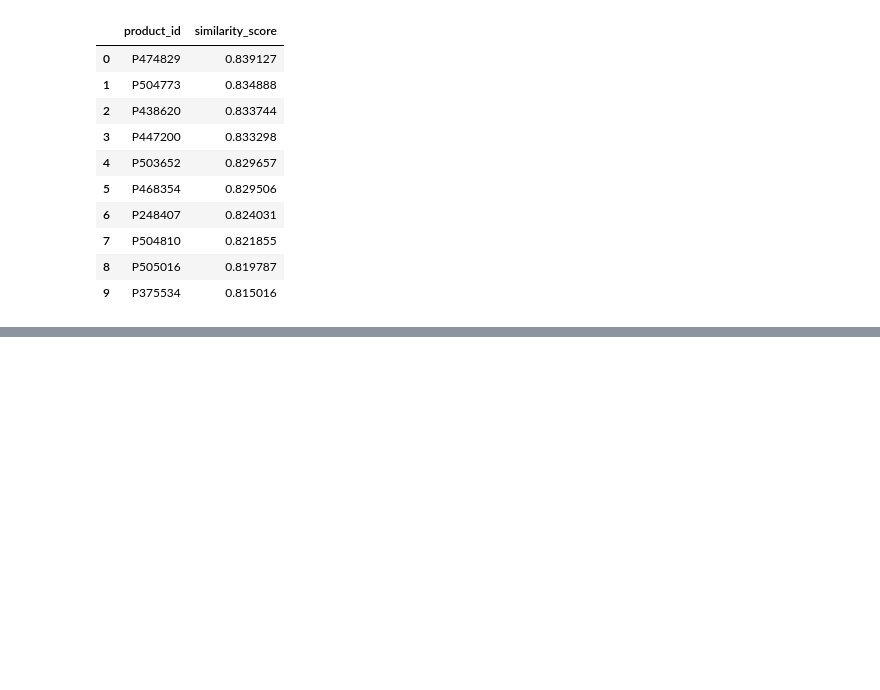
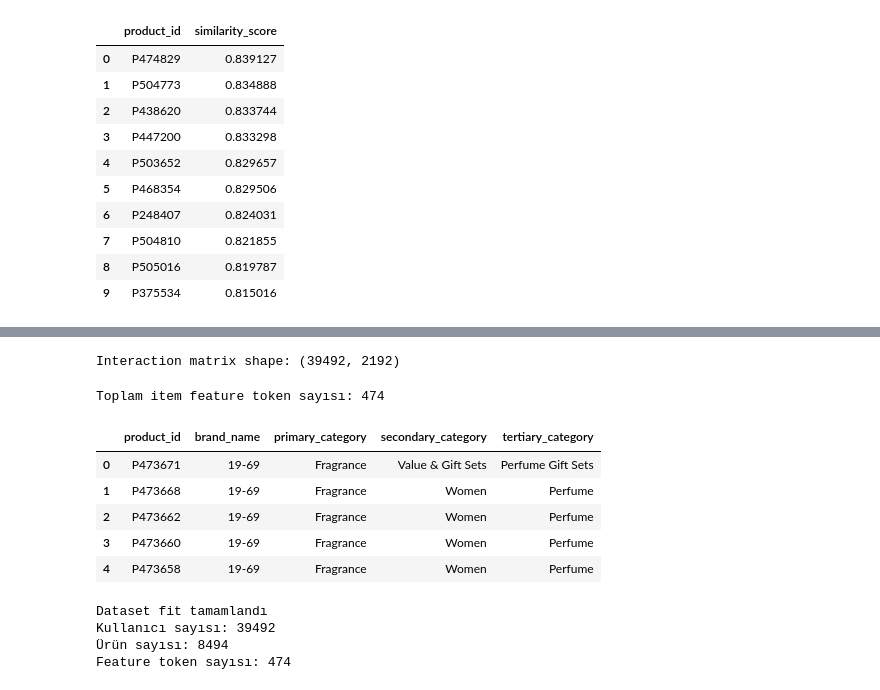
Before and after one commit to aslitarakcilar/cosmetic-recommendation-system, a Jupyter notebook: notebooks/02_evaluation.ipynb, the cells around one changed output, grey strips where cells are left out. Drawn from its saved outputs; the diff is of its cells as text; code cells hidden in the pictures; blank space fills up the shorter version.

Commit message:
add LightFM hyperparameter tuning experiments

```diff
--- a/notebooks/02_evaluation.ipynb
+++ b/notebooks/02_evaluation.ipynb
@@ -1476,0 +1524,79 @@ Kullanıcı sayısı: 978
+# %%
+# ------------------------------------------------------------------
+# LIGHTFM INTERACTION MATRIX
+# ------------------------------------------------------------------
+
+(interactions, weights) = dataset.build_interactions(
+    [(row["author_id"], row["product_id"]) for _, row in train_positive.iterrows()]
+)
+
+print("Interaction matrix shape:", interactions.shape)
+# %% [output]
+Interaction matrix shape: (39492, 2192)
+# %%
+# ------------------------------------------------------------------
+# LIGHTFM ITEM FEATURE MATRIX
+# ------------------------------------------------------------------
+
+item_feature_cols = [
+    "product_id",
+    "brand_name",
+    "primary_category",
+    "secondary_category",
+    "tertiary_category"
+]
+
+lightfm_items = products_clean[item_feature_cols].copy()
+
+lightfm_items["product_id"] = lightfm_items["product_id"].astype(str)
+
+for col in ["brand_name", "primary_category", "secondary_category", "tertiary_category"]:
+    lightfm_items[col] = lightfm_items[col].fillna("unknown").astype(str)
+
+feature_tokens = []
+
+for _, row in lightfm_items.iterrows():
+    feature_tokens.extend([
+        f"brand:{row['brand_name']}",
+        f"primary:{row['primary_category']}",
+        f"secondary:{row['secondary_category']}",
+        f"tertiary:{row['tertiary_category']}"
+    ])
+
+feature_tokens = list(set(feature_tokens))
+
+print("Toplam item feature token sayısı:", len(feature_tokens))
+lightfm_items.head()
+# %% [output]
+Toplam item feature token sayısı: 474
+|  | product_id | brand_name | primary_category | secondary_category | tertiary_category |
+| 0 | P473671 | 19-69 | Fragrance | Value & Gift Sets | Perfume Gift Sets |
+| 1 | P473668 | 19-69 | Fragrance | Women | Perfume |
+| 2 | P473662 | 19-69 | Fragrance | Women | Perfume |
+| 3 | P473660 | 19-69 | Fragrance | Women | Perfume |
+| 4 | P473658 | 19-69 | Fragrance | Women | Perfume |
+# %%
+# ------------------------------------------------------------------
+# DATASET'İ ITEM FEATURE'LARLA YENİDEN FIT ETME
+# ------------------------------------------------------------------
+
+dataset = Dataset()
+
+all_users = train_positive["author_id"].unique().tolist()
+all_items = lightfm_items["product_id"].unique().tolist()
+
+dataset.fit(
+    users=all_users,
+    items=all_items,
+    item_features=feature_tokens
+)
+
+print("Dataset fit tamamlandı")
+print("Kullanıcı sayısı:", len(all_users))
+print("Ürün sayısı:", len(all_items))
+print("Feature token sayısı:", len(feature_tokens))
+# %% [output]
+Dataset fit tamamlandı
+Kullanıcı sayısı: 39492
+Ürün sayısı: 8494
+Feature token sayısı: 474
```
Also changed, not shown: parts of 23 cells of this notebook.
